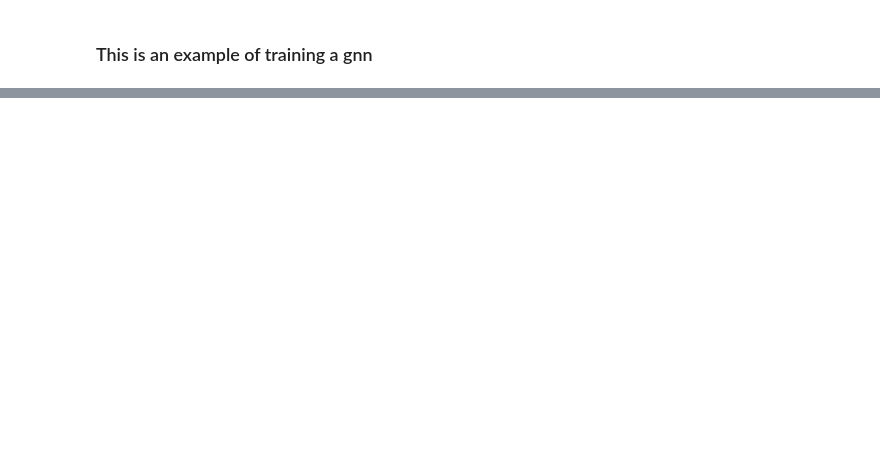
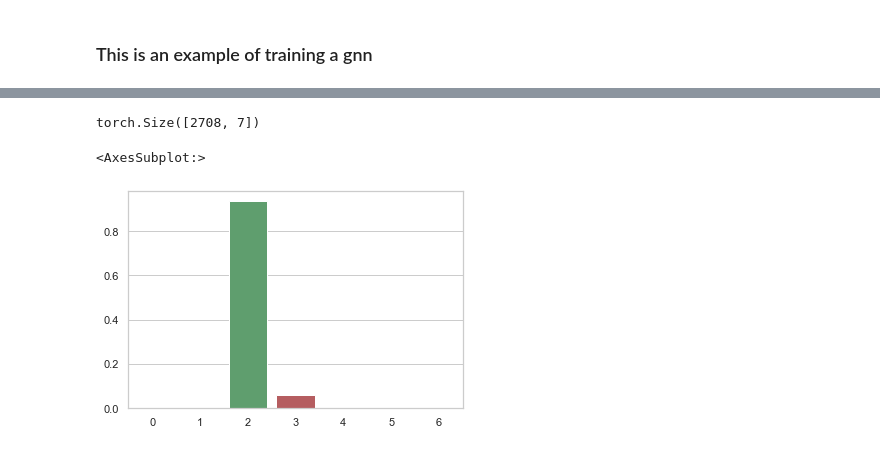
Before and after one commit to epocolis/ryerson-ml-final-project-fall-2021, a Jupyter notebook: notebooks/01-trained-model.ipynb, the cells around one changed output, grey strips where cells are left out. Drawn from its saved outputs; the diff is of its cells as text; code cells hidden in the pictures; blank space fills up the shorter version.

```diff
--- a/notebooks/01-trained-model.ipynb
+++ b/notebooks/01-trained-model.ipynb
@@ -45,0 +80,33 @@ OSError: dlopen(/Users/leotisbuchanan/miniconda3/envs/gnn-project/lib/python3.6/
+# %%
+import torch
+from torch.nn import Linear
+import torch.nn.functional as F
+from torch_geometric.nn import GCNConv #GATConv
+
+class GCN(torch.nn.Module):
+    def __init__(self, hidden_channels):
+        super(GCN, self).__init__()
+        torch.manual_seed(42)
+
+        # Initialize the layers
+        self.conv1 = GCNConv(dataset.num_features, hidden_channels)
+        self.conv2 = GCNConv(hidden_channels, hidden_channels)
+        self.out = Linear(hidden_channels, dataset.num_classes)
+
+    def forward(self, x, edge_index):
+        # First Message Passing Layer (Transformation)
+        x = self.conv1(x, edge_index)
+        x = x.relu()
+        x = F.dropout(x, p=0.5, training=self.training)
+
+        # Second Message Passing Layer
+        x = self.conv2(x, edge_index)
+        x = x.relu()
+        x = F.dropout(x, p=0.5, training=self.training)
+
+        # Output layer
+        x = F.softmax(self.out(x), dim=1)
+        return x
+
+model = GCN(hidden_channels=16)
+print(model)
@@ -45,0 +215,12 @@ OSError: dlopen(/Users/leotisbuchanan/miniconda3/envs/gnn-project/lib/python3.6/
+# %%
+import seaborn as sns
+import numpy as np
+sample = 9
+sns.set_theme(style="whitegrid")
+print(model(data.x, data.edge_index).shape)
+pred = model(data.x, data.edge_index)
+sns.barplot(x=np.array(range(7)), y=pred[sample].detach().cpu().numpy())
+# %% [output]
+torch.Size([2708, 7])
+<AxesSubplot:>
+[figure, added]
```
Also changed, not shown: parts of 18 cells of this notebook, 8 other files.
